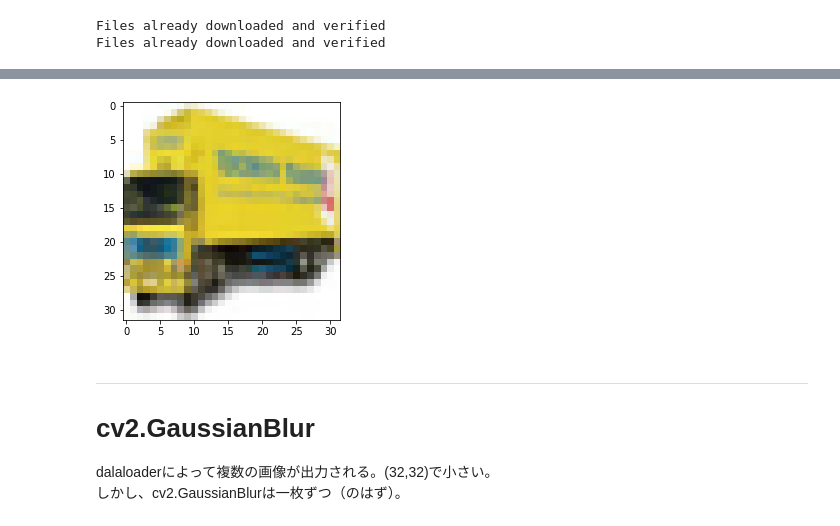
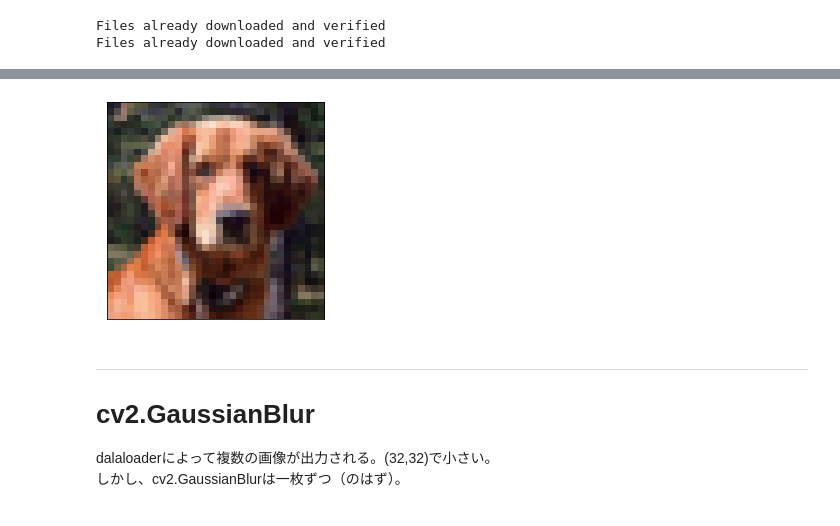
Before and after one commit to sousquared/Blur-Training_Cifar10, a Jupyter notebook: notebook/test_blur.ipynb, the cells around one changed output, grey strips where cells are left out. Cells and saved outputs as stored; diff of their text form; code cells hidden in the pictures.

```diff
--- a/notebook/test_blur.ipynb
+++ b/notebook/test_blur.ipynb
@@ -13,13 +13,16 @@ from blurnet.utils import dataloader
 # %%
-def imshow(img, filename=''):
+def imshow(img, title='',filename='', scale=True):
     img = img / 2 + 0.5     # unnormalize
     if type(img) == torch.Tensor:
         img = img.numpy()
         plt.imshow(np.transpose(img, (1, 2, 0)))
     else:  # if type(img) == numpy.ndarray
         plt.imshow(img)
-    # plt.xticks([])  # if you want to remove scale axes
-    # plt.yticks([])
+    if not scale:
+        plt.xticks([])  # if you want to remove scale axes
+        plt.yticks([])
+    if title:
+        plt.title(title)
     if filename:
         plt.savefig(filename)  # added for saving the image
     plt.show()
@@ -43,9 +46,9 @@ torch.Size([8, 3, 32, 32])
 # %%
-img = images[0]
+img = images[14]
 # %%
-imshow(img, 'figure.png')
+imshow(img,title='', filename='raw_only.png', scale=False)
 # %% [output]
-[figure, old version]
+[figure, new version]
 # %% [markdown]
 ---
 # cv2.GaussianBlur
```
Also changed, not shown: parts of 16 cells of this notebook, 42 other files.
